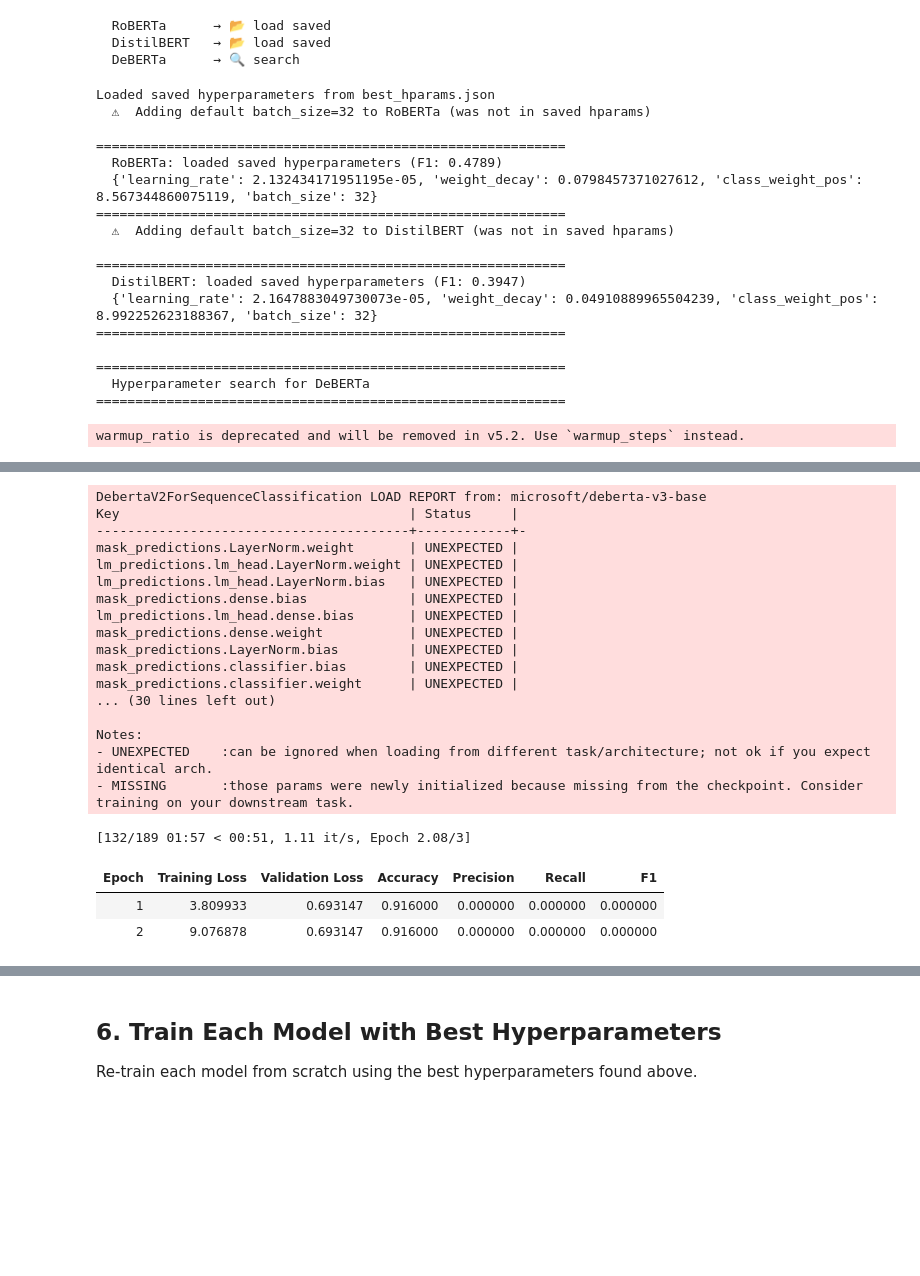
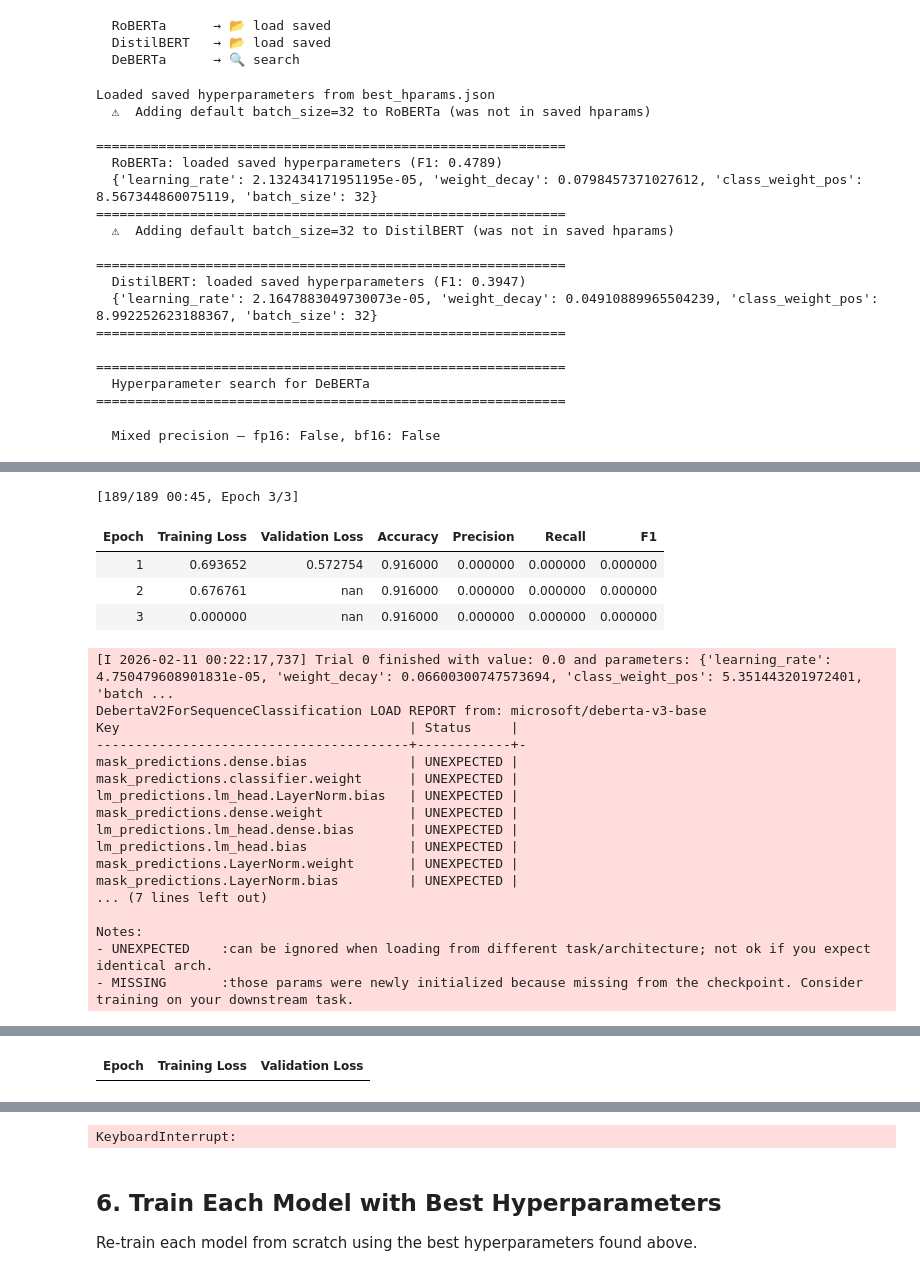
Before and after one commit to mksethia/NLP_CW, a Jupyter notebook: Dont_Patronize_Me_Trainingset/ensemble_voting_model.ipynb, the cells around one changed output, grey strips where cells are left out. Drawn from its saved outputs; the diff is of its cells as text; code cells hidden in the pictures; blank space fills up the shorter version.

```diff
--- a/Dont_Patronize_Me_Trainingset/ensemble_voting_model.ipynb
+++ b/Dont_Patronize_Me_Trainingset/ensemble_voting_model.ipynb
@@ -153,13 +153,13 @@ def get_mixed_precision_flags(model_name: str):
       gradient-unscale errors under fp16.
     • DeBERTa v3 falls back to fp32 if bf16 is unavailable.
     """
-    if _BF16_OK:
-        return False, True          # bf16 for everything
-    if model_name == "DeBERTa":
-        return False, False         # fp32 fallback (fp16 is unsafe)
-    if torch.cuda.is_available():
-        return True, False          # fp16 for other models
-    return False, False             # CPU
+    # if _BF16_OK:
+    #     return False, True          # bf16 for everything
+    # if model_name == "DeBERTa":
+    #     return False, False         # fp32 fallback (fp16 is unsafe)
+    # if torch.cuda.is_available():
+    #     return True, False          # fp16 for other models
+    return False, False             # Generic fallback
 
 
 # ---------------------------------------------------------------------------
@@ -182,8 +182,8 @@ class WeightedTrainer(Trainer):
         logits = outputs.logits
 
         # ---- NaN guard: clamp logits to prevent NaN propagation ----------
-        if torch.isnan(logits).any() or torch.isinf(logits).any():
-            logits = torch.nan_to_num(logits, nan=0.0, posinf=1e4, neginf=-1e4)
+        # if torch.isnan(logits).any() or torch.isinf(logits).any():
+        #     logits = torch.nan_to_num(logits, nan=0.0, posinf=1e4, neginf=-1e4)
 
         # Use per-trial class_weight_pos if set by hp search, else default
         pos_w = getattr(self.args, "class_weight_pos", None)
@@ -287,7 +288,7 @@ def optuna_hp_space(trial):
     return {
         "learning_rate":             trial.suggest_float("learning_rate", 1e-5, 5e-5, log=True),
         "weight_decay":              trial.suggest_float("weight_decay", 0.0, 0.2),
-        "class_weight_pos":          trial.suggest_float("class_weight_pos", 9.0, 10.0),
+        "class_weight_pos":          trial.suggest_float("class_weight_pos", 2.0, 6.0),
         "batch_size":                trial.suggest_categorical("batch_size", [16, 32]),
     }
 
@@ -368,9 +369,9 @@ for name, model_path in MODEL_CATALOGUE.items():
         load_best_model_at_end=False,
         metric_for_best_model="f1",
         logging_steps=50,
-        fp16=use_fp16,
-        bf16=use_bf16,
-        warmup_ratio=0.1,
+        fp16=False,
+        bf16=False,
+        warmup_steps=500,
         max_grad_norm=1.0,
         report_to="none",
     )
@@ -437,4 +438,4 @@ Loaded saved hyperparameters from best_hparams.json
 ============================================================
   Hyperparameter search for DeBERTa
 ============================================================
-warmup_ratio is deprecated and will be removed in v5.2. Use `warmup_steps` instead.
+  Mixed precision — fp16: False, bf16: False
@@ -442,21 +459,22 @@ warmup_ratio is deprecated and will be removed in v5.2. Use `warmup_steps` inste
-DebertaV2ForSequenceClassification LOAD REPORT from: microsoft/deberta-v3-base
-Key                                     | Status     |
-----------------------------------------+------------+-
-mask_predictions.LayerNorm.weight       | UNEXPECTED |
-lm_predictions.lm_head.LayerNorm.weight | UNEXPECTED |
-lm_predictions.lm_head.LayerNorm.bias   | UNEXPECTED |
-mask_predictions.dense.bias             | UNEXPECTED |
-lm_predictions.lm_head.dense.bias       | UNEXPECTED |
-mask_predictions.dense.weight           | UNEXPECTED |
-mask_predictions.LayerNorm.bias         | UNEXPECTED |
-mask_predictions.classifier.bias        | UNEXPECTED |
-mask_predictions.classifier.weight      | UNEXPECTED |
-... (30 lines left out)
-
-Notes:
-- UNEXPECTED    :can be ignored when loading from different task/architecture; not ok if you expect identical arch.
-- MISSING       :those params were newly initialized because missing from the checkpoint. Consider training on your downstream task.
+[189/189 00:45, Epoch 3/3]
+| Epoch | Training Loss | Validation Loss | Accuracy | Precision | Recall | F1 |
+| 1 | 0.693652 | 0.572754 | 0.916000 | 0.000000 | 0.000000 | 0.000000 |
+| 2 | 0.676761 | nan | 0.916000 | 0.000000 | 0.000000 | 0.000000 |
+| 3 | 0.000000 | nan | 0.916000 | 0.000000 | 0.000000 | 0.000000 |
-[132/189 01:57 < 00:51, 1.11 it/s, Epoch 2.08/3]
+[I 2026-02-11 00:22:17,737] Trial 0 finished with value: 0.0 and parameters: {'learning_rate': 4.750479608901831e-05, 'weight_decay': 0.06600300747573694, 'class_weight_pos': 5.351443201972401, 'batch ...
+DebertaV2ForSequenceClassification LOAD REPORT from: microsoft/deberta-v3-base
+Key                                     | Status     |
+----------------------------------------+------------+-
+mask_predictions.dense.bias             | UNEXPECTED |
+mask_predictions.classifier.weight      | UNEXPECTED |
+lm_predictions.lm_head.LayerNorm.bias   | UNEXPECTED |
+mask_predictions.dense.weight           | UNEXPECTED |
+lm_predictions.lm_head.dense.bias       | UNEXPECTED |
+lm_predictions.lm_head.bias             | UNEXPECTED |
+mask_predictions.LayerNorm.weight       | UNEXPECTED |
+mask_predictions.LayerNorm.bias         | UNEXPECTED |
+... (7 lines left out)
+
+Notes:
+- UNEXPECTED    :can be ignored when loading from different task/architecture; not ok if you expect identical arch.
+- MISSING       :those params were newly initialized because missing from the checkpoint. Consider training on your downstream task.
-| Epoch | Training Loss | Validation Loss | Accuracy | Precision | Recall | F1 |
-| 1 | 3.809933 | 0.693147 | 0.916000 | 0.000000 | 0.000000 | 0.000000 |
-| 2 | 9.076878 | 0.693147 | 0.916000 | 0.000000 | 0.000000 | 0.000000 |
@@ -479,0 +482 @@ KeyboardInterrupt
+| Epoch | Training Loss | Validation Loss |
@@ -481,3 +500,4 @@ KeyboardInterrupt:
+KeyboardInterrupt:
 # %% [markdown]
 ## 6. Train Each Model with Best Hyperparameters
 
```
Also changed, not shown: parts of 2 cells of this notebook.
